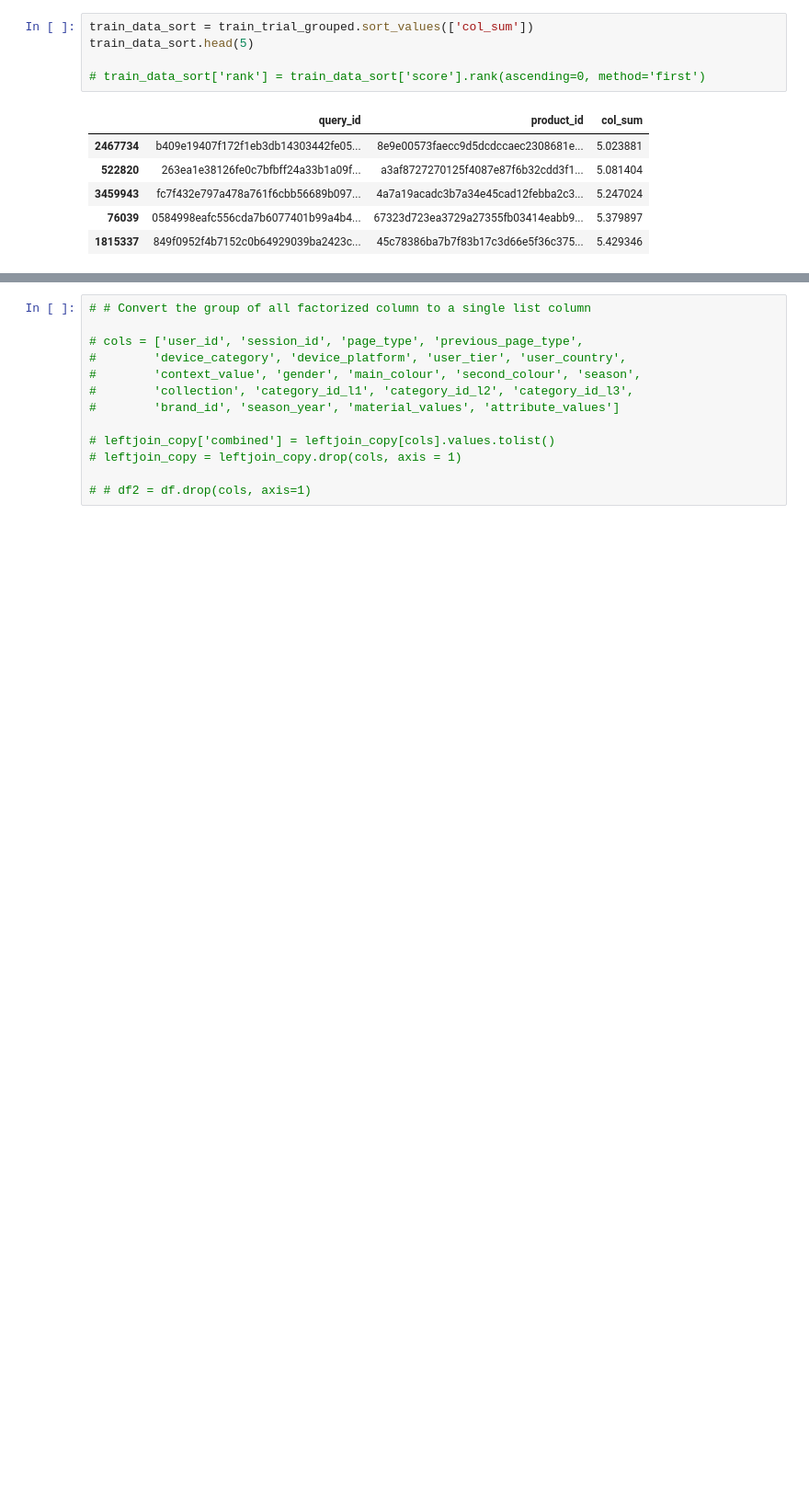
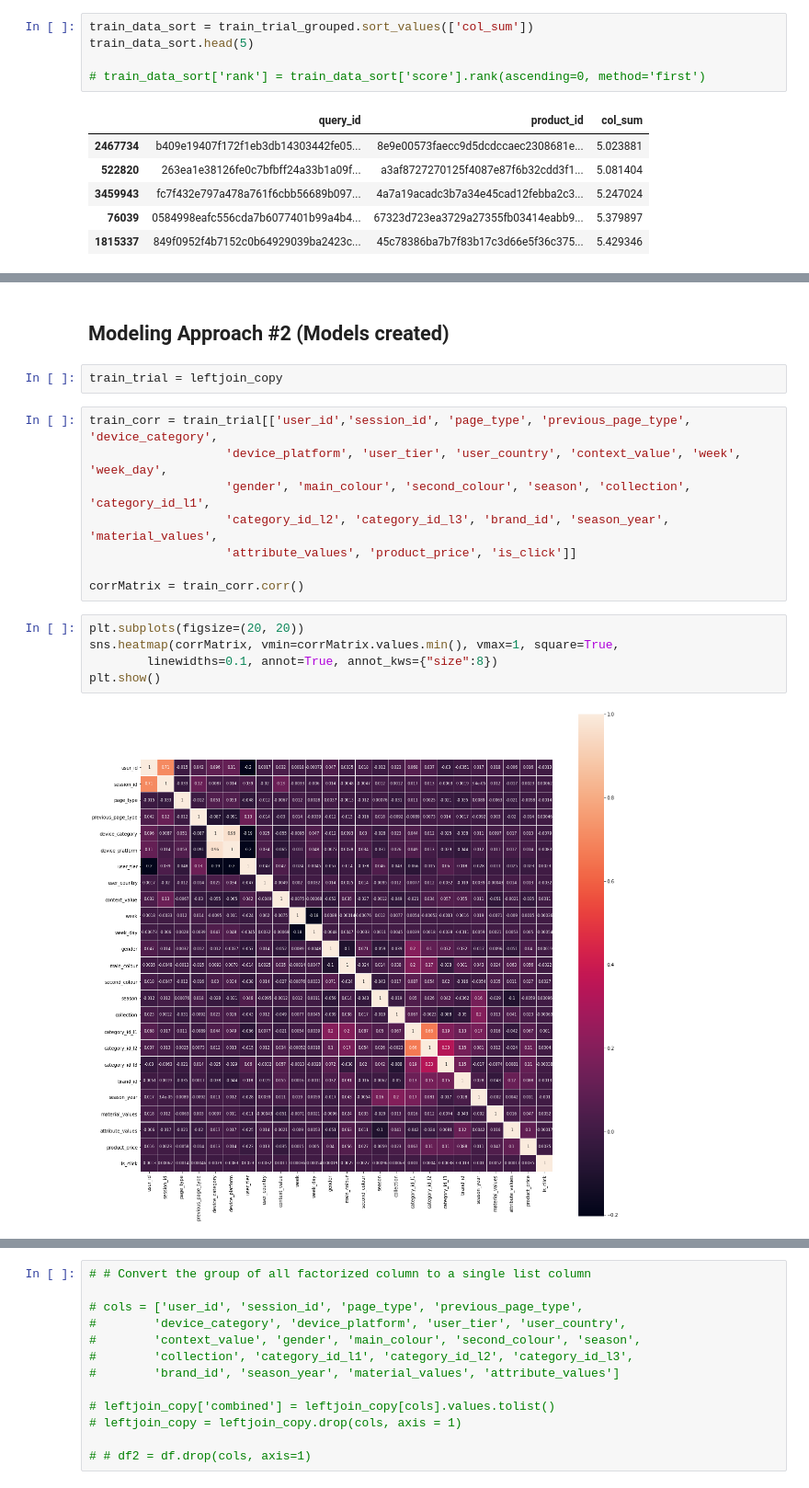
Before and after one commit to kashyapbarua/farfetch-recommendation-challenge, a Jupyter notebook: notebook_challenge.ipynb, the cells around one changed output, grey strips where cells are left out. Shown at 92% size. Cells and saved outputs as stored; diff of their text form; blank space fills up the shorter version.

Commit message:
code: added correlation plot and performed feature selection for model

```diff
--- a/notebook_challenge.ipynb
+++ b/notebook_challenge.ipynb
@@ -239,0 +267,19 @@ Name: is_click, Length: 3507990, dtype: float64
+# %% [markdown]
+## Modeling Approach #2 (Models created)
+# %%
+train_trial = leftjoin_copy
+# %%
+train_corr = train_trial[['user_id','session_id', 'page_type', 'previous_page_type', 'device_category',
+                   'device_platform', 'user_tier', 'user_country', 'context_value', 'week', 'week_day',
+                   'gender', 'main_colour', 'second_colour', 'season', 'collection', 'category_id_l1',
+                   'category_id_l2', 'category_id_l3', 'brand_id', 'season_year', 'material_values',
+                   'attribute_values', 'product_price', 'is_click']]
+
+corrMatrix = train_corr.corr()
+# %%
+plt.subplots(figsize=(20, 20))
+sns.heatmap(corrMatrix, vmin=corrMatrix.values.min(), vmax=1, square=True,
+        linewidths=0.1, annot=True, annot_kws={"size":8})
+plt.show()
+# %% [output]
+[figure, added]
```
Also changed, not shown: parts of 22 cells of this notebook.
